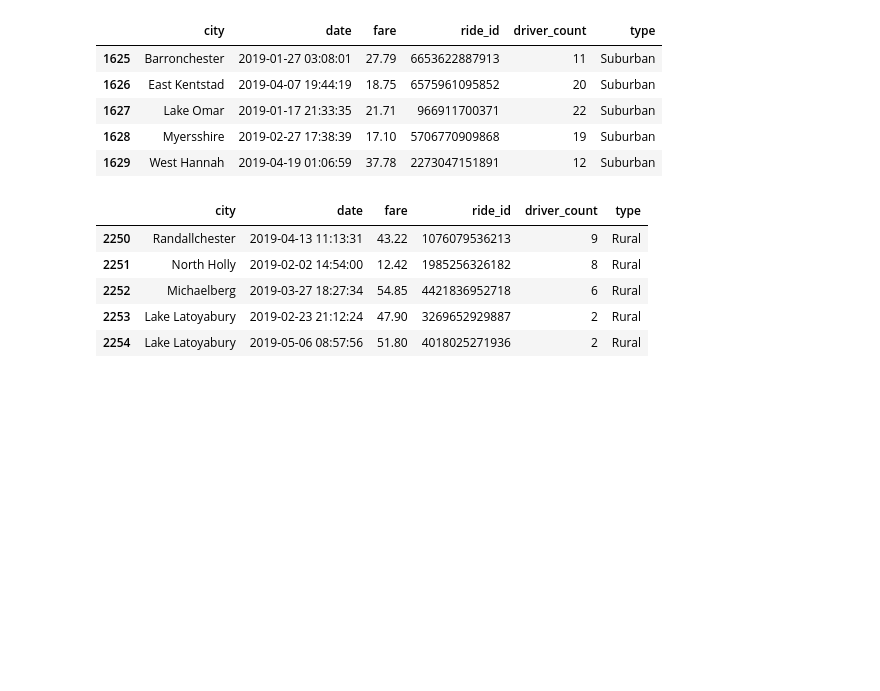
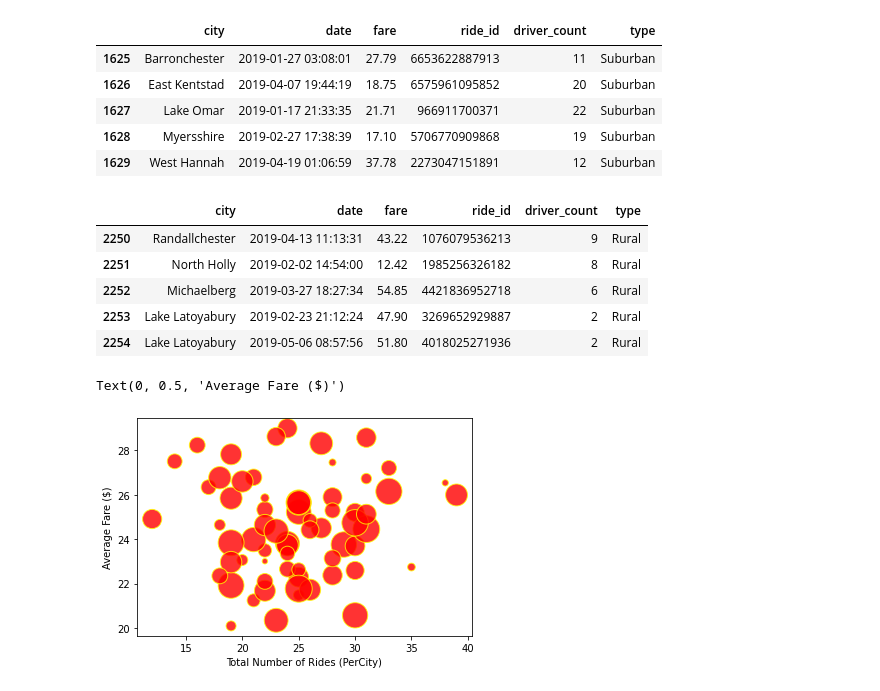
Before and after one commit to MEJE56/05-PyBer_Analysis, a Jupyter notebook: PyBer.ipynb, the cells around one changed output. Drawn from its saved outputs; the diff is of its cells as text; code cells hidden in the pictures; blank space fills up the shorter version.

```diff
--- a/PyBer.ipynb
+++ b/PyBer.ipynb
@@ -171,6 +171,18 @@ rural_avg_fare = rural_cities_df.groupby(["city"]).mean()["fare"]
 urban_driver_count = urban_cities_df.groupby(["city"]).mean()["driver_count"]
 suburban_driver_count = suburban_cities_df.groupby(["city"]).mean()["driver_count"]
 rural_driver_count = rural_cities_df.groupby(["city"]).mean()["driver_count"]
+# %%
+# Build the scatter plots for urban cities.
+plt.scatter(urban_ride_count, urban_avg_fare,
+            s=10*urban_driver_count,c="red",
+            edgecolor="yellow", linewidths=1,
+            alpha=0.8, label="Urban")
+# Create labels for the x and y axes.
+plt.xlabel("Total Number of Rides (PerCity)")
+plt.ylabel("Average Fare ($)")
+# %% [output]
+Text(0, 0.5, 'Average Fare ($)')
+[figure, added]
 # %%
 # Build the scatter plots for urban cities
 plt.scatter(urban_ride_count,
```
Also changed, not shown: parts of 5 cells of this notebook, 1 other file.
